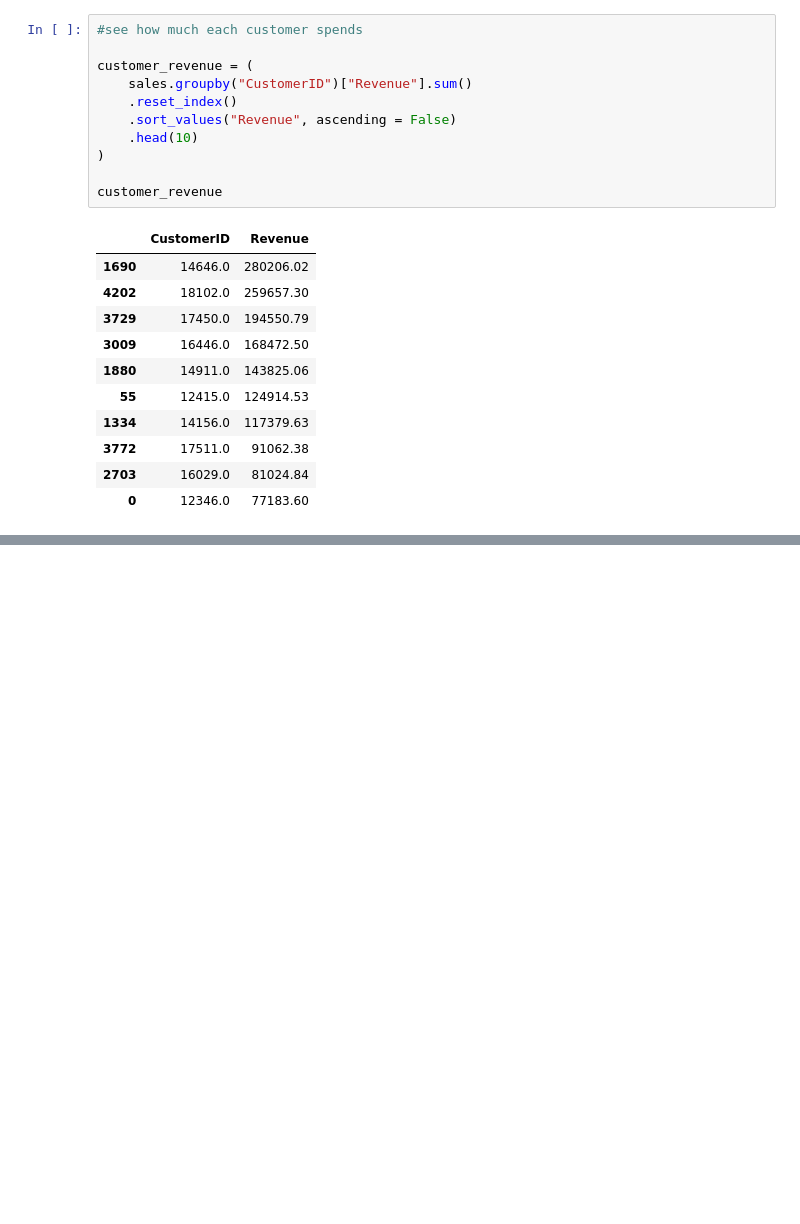
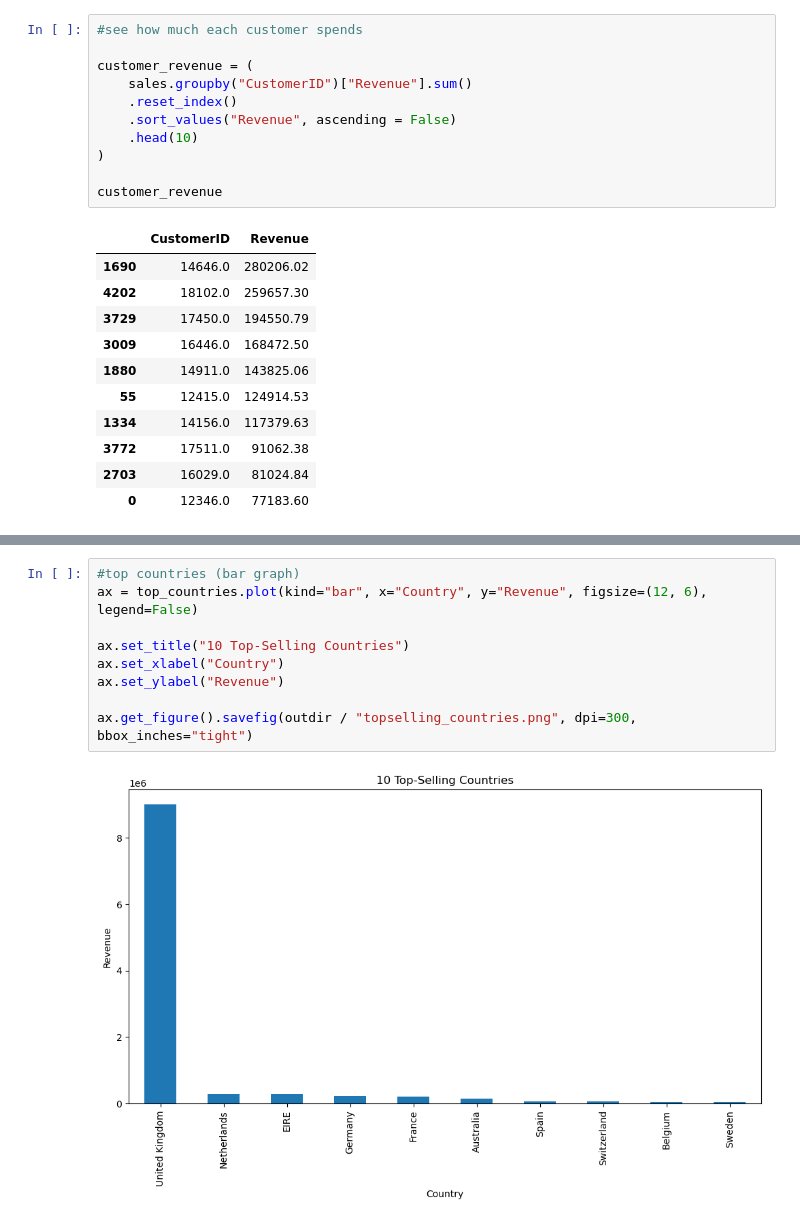
Before and after one commit to Zoey0227-code/rfm-basket-forecasting, a Jupyter notebook: 01_load_eda.ipynb, the cells around one changed output, grey strips where cells are left out. Saved outputs shown, nothing was run; the diff lists cells and outputs as text; blank space fills up the shorter version.

```diff
--- a/01_load_eda.ipynb
+++ b/01_load_eda.ipynb
@@ -180,0 +226,11 @@ customer_revenue
+# %%
+#top countries (bar graph)
+ax = top_countries.plot(kind="bar", x="Country", y="Revenue", figsize=(12, 6), legend=False)
+
+ax.set_title("10 Top-Selling Countries")
+ax.set_xlabel("Country")
+ax.set_ylabel("Revenue")
+
+ax.get_figure().savefig(outdir / "topselling_countries.png", dpi=300, bbox_inches="tight")
+# %% [output]
+[figure, added]
```
Also changed, not shown: parts of 8 cells of this notebook.
